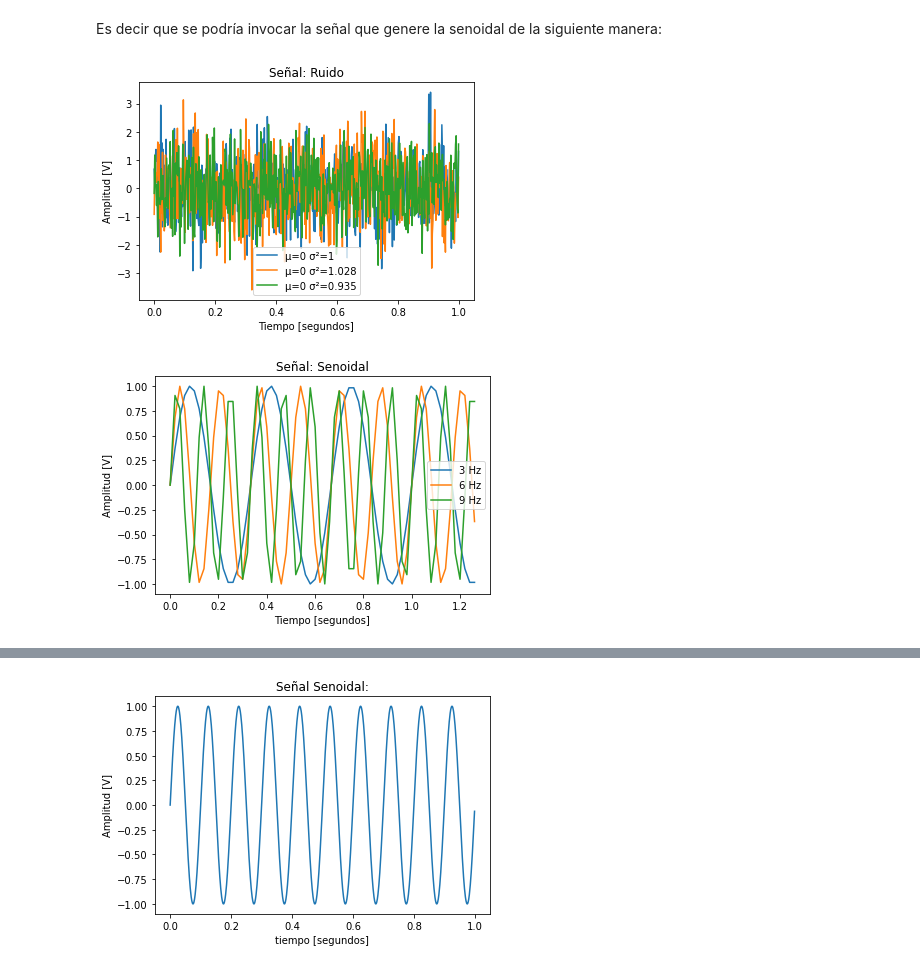
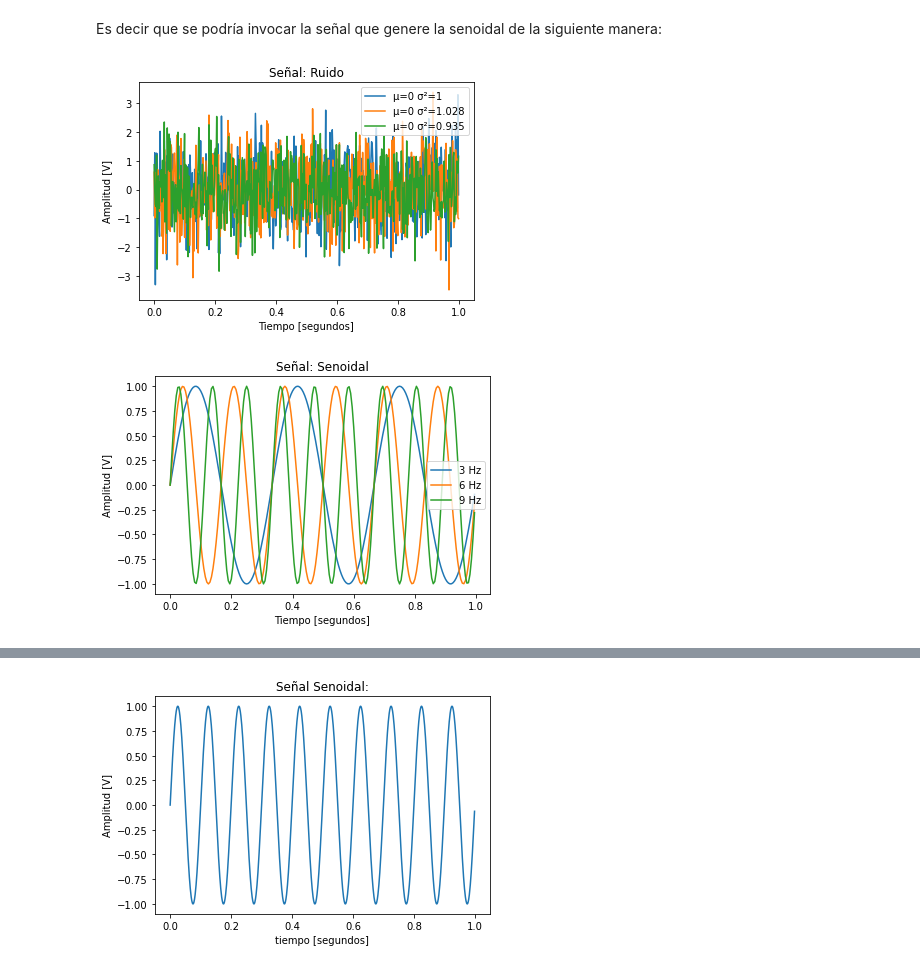
Before and after one commit to fcatuogno/PDS_TPs, a Jupyter notebook: TP1 - Muestreo de señales - Forurier.ipynb, the cells around one changed output, grey strips where cells are left out. Cells and saved outputs as stored; diff of their text form; code cells hidden in the pictures.

```diff
--- a/TP1 - Muestreo de señales - Forurier.ipynb
+++ b/TP1 - Muestreo de señales - Forurier.ipynb
@@ -106,7 +106,7 @@ N = 512
 A = 1
 Offset = 0
 PHI = 0
-Fs = 50
+Fs = 200
 
 #LLamados a funcion
 
@@ -114,39 +114,39 @@ tt,ruido = GaussNoise(N,0,1)
 tt,ruido2 = GaussNoise(N,0,1.028)
 tt,ruido3 = GaussNoise(N,0,0.935)
 
-N = 64
+N = 200
 
 tiempo, seno = mi_funcion_sen( A, Offset, 3, PHI, N, Fs)
 tiempo, seno2 = mi_funcion_sen( A, Offset, 6, PHI, N, Fs)
 tiempo, seno3 = mi_funcion_sen( A, Offset, 9, PHI, N, Fs)
 
 #Generacion de gráficas
 #Ruido
 fig, ax = plt.subplots()  # Create a figure containing a single axes.
 ax.plot(tt,ruido, label='μ=0 σ²=1')   # Plot some data on the axes.
 ax.plot(tt,ruido2, label='μ=0 σ²=1.028')  # Plot some data on the axes.
 ax.plot(tt,ruido3, label='μ=0 σ²=0.935')  # Plot some data on the axes.
 
 ax.set_xlabel('Tiempo [segundos]')           # and here?
 ax.set_ylabel('Amplitud [V]')          # and here?
 ax.set_title('Señal: Ruido')   # and here?
 ax.legend()  # Add a legend.
 
 
 #Senos
 fig2, ax2 = plt.subplots()  # Create a figure containing a single axes.
 ax2.plot(tiempo,seno, label='3 Hz')   # Plot some data on the axes.
 ax2.plot(tiempo,seno2, label='6 Hz')  # Plot some data on the axes.
 ax2.plot(tiempo,seno3, label='9 Hz')  # Plot some data on the axes.
 
 ax2.set_xlabel('Tiempo [segundos]')           # and here?
 ax2.set_ylabel('Amplitud [V]')          # and here?
 ax2.set_title('Señal: Senoidal')   # and here?
 ax2.legend()  # Add a legend.
 plt.show()
 # %% [output]
-[figure, old version]
+[figure, new version]
-[figure, old version]
+[figure, new version]
 # %% [markdown]
 a) Genere las gráficas asociadas a las siguientes señales de ejemplo para corroborar el correcto funcionamiento de las funciones. Para la presentación de las mismas, tome como referencia la presentación de la siguiente señal respecto a:
 
```
Also changed, not shown: parts of 17 cells of this notebook.
